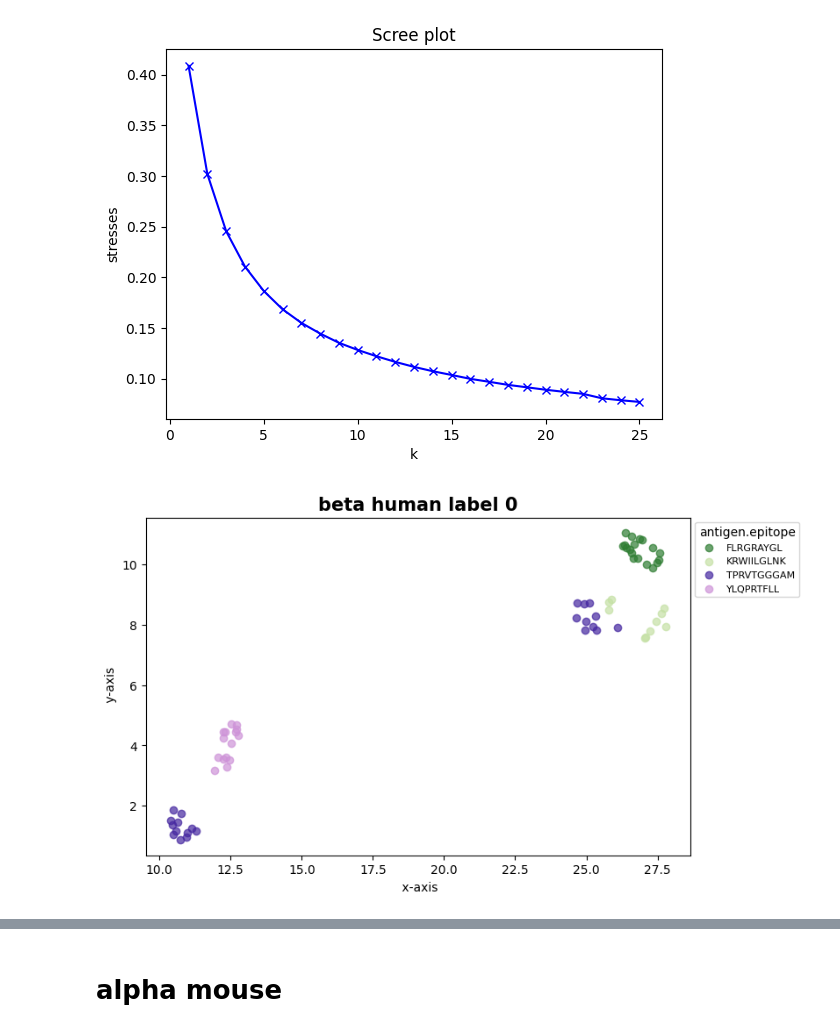
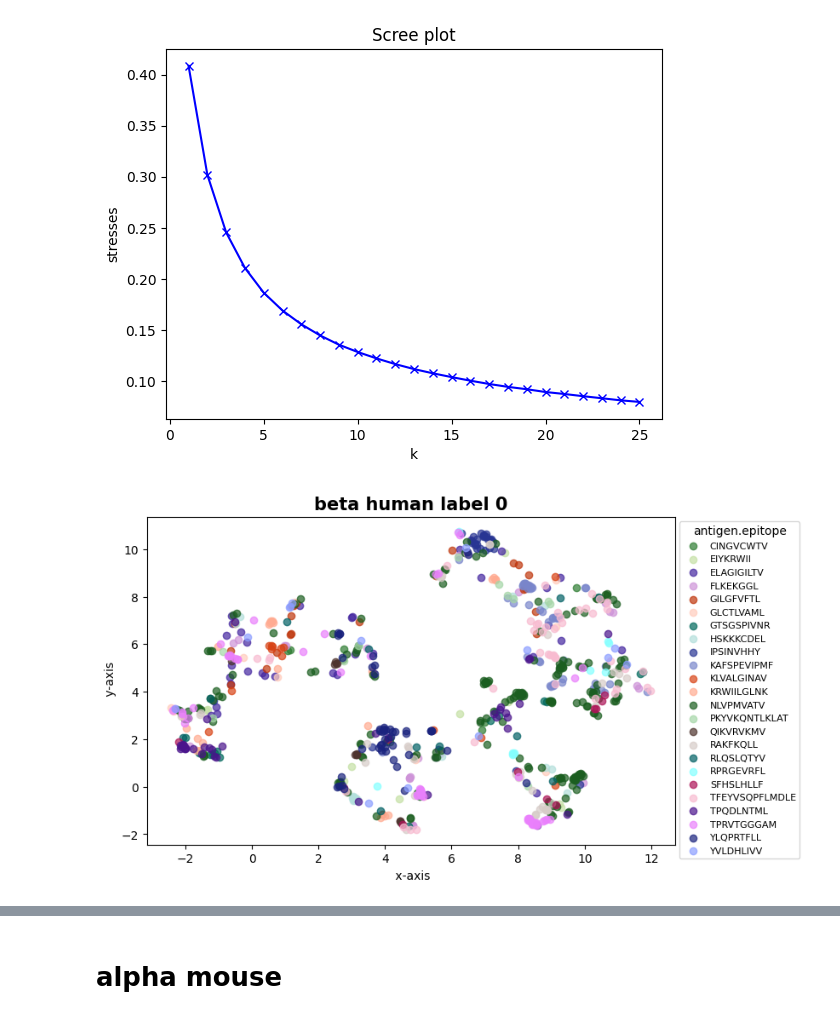
Before and after one commit to UoB-DSMP-2023-24/dsmp-2024-group02, a Jupyter notebook: Clustering.ipynb, the cells around one changed output, grey strips where cells are left out. Saved outputs shown, nothing was run; the diff lists cells and outputs as text; code cells hidden in the pictures.

```diff
--- a/Clustering.ipynb
+++ b/Clustering.ipynb
@@ -31,7 +33,7 @@ data_alpha_mouse = data_alpha_mouse.rename(columns = {'gene':'gene_a',
                                            'v.segm':'v_a_gene',
                                            'j.segm':'j_a_gene'})
 # beta human
-data_beta_human_sampled = score[(score['gene'] == 'TRB') & (score['species'] == 'HomoSapiens')& (score['complex.id'] == 0)]
+data_beta_human_sampled = score[(score['gene'] == 'TRB') & (score['species'] == 'HomoSapiens')]
 data_beta_human_sampled = data_beta_human_sampled.rename(columns = {'gene':'gene_b',
                                            'cdr3':'cdr3_b_aa',
                                            'v.segm':'v_b_gene',
@@ -577,7 +579,7 @@ bool = np.isin(beta_human_cluster_results[:, -1], label)
 cluster_0_coordinate = beta_human_cluster_results[bool][:, 0:-1]
 clone_df_0 = beta_human_clone_df[beta_human_clone_df['label'] == label]
 
-reducer_umap = umap.UMAP(n_neighbors=60, min_dist=0.25, random_state=42)
+reducer_umap = umap.UMAP(n_neighbors=20, min_dist=0.25, random_state=42)
 embedding0 = reducer_umap.fit_transform(cluster_0_coordinate)
 
 
@@ -595,34 +597,34 @@ filtered_embedding0 = embedding0[mask]
 
 
 color_list = [
     "#2E7D32", "#C5E1A5", "#4527A0", "#CE93D8", "#BF360C",
     "#FFCCBC", "#00695C", "#B2DFDB", "#283593", "#7986CB",
     "#D84315", "#FFAB91", "#1B5E20", "#A5D6A7", "#4E342E",
     "#D7CCC8", "#006064", "#84FFFF", "#AD1457", "#F8BBD0",
     "#4A148C", "#EA80FC", "#1A237E", "#8C9EFF", "#880E4F",
     "#FF80AB", "#37474F"
 ]
 
 unique_antigen_species = np.unique(filtered_clone_df_0['antigen.epitope'])
 colors = color_list[:len(unique_antigen_species)]
 color_map = dict(zip(unique_antigen_species, colors))
 
 plt.figure(figsize=(8, 5))
 
 for antigen_species, color in color_map.items():
     true_indices = (filtered_clone_df_0['antigen.epitope'] == antigen_species)
     plt.scatter(filtered_embedding0[true_indices, 0], filtered_embedding0[true_indices, 1], color=color, label=antigen_species,
                 alpha=0.7)
 
 
 plt.title('beta human label 0', fontweight='bold', fontsize=15)
 plt.xlabel(' x-axis')
 plt.ylabel(' y-axis')
 plt.legend(title='antigen.epitope', bbox_to_anchor=(1, 1), loc='upper left', fontsize=8)
 plt.savefig('beta_0')
 plt.show()
 # %% [output]
-[figure, old version]
+[figure, new version]
 # %%
 label = 1
 bool = np.isin(beta_human_cluster_results[:, -1], label)
```
Also changed, not shown: parts of 8 cells of this notebook, 1 other file.
